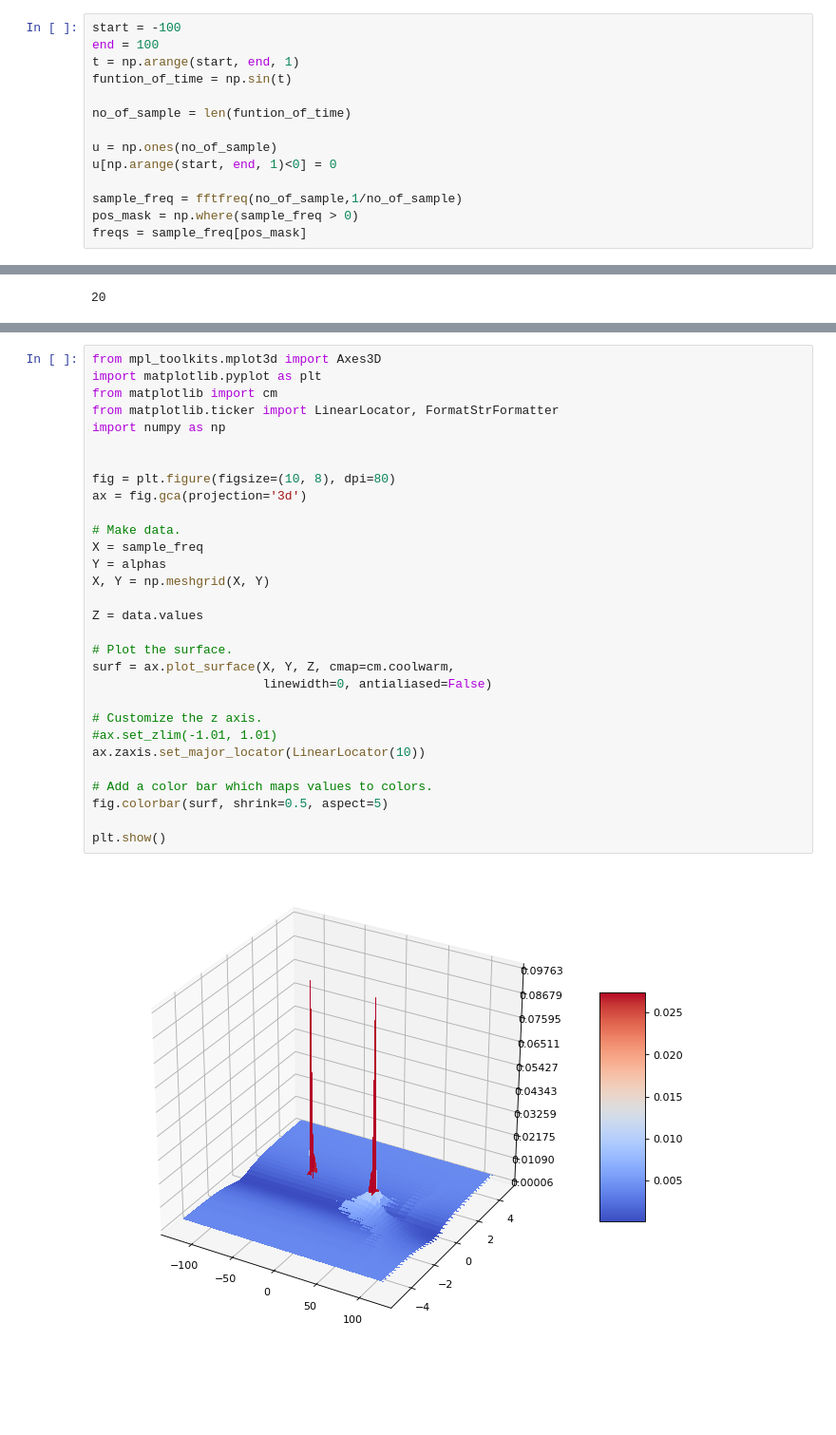
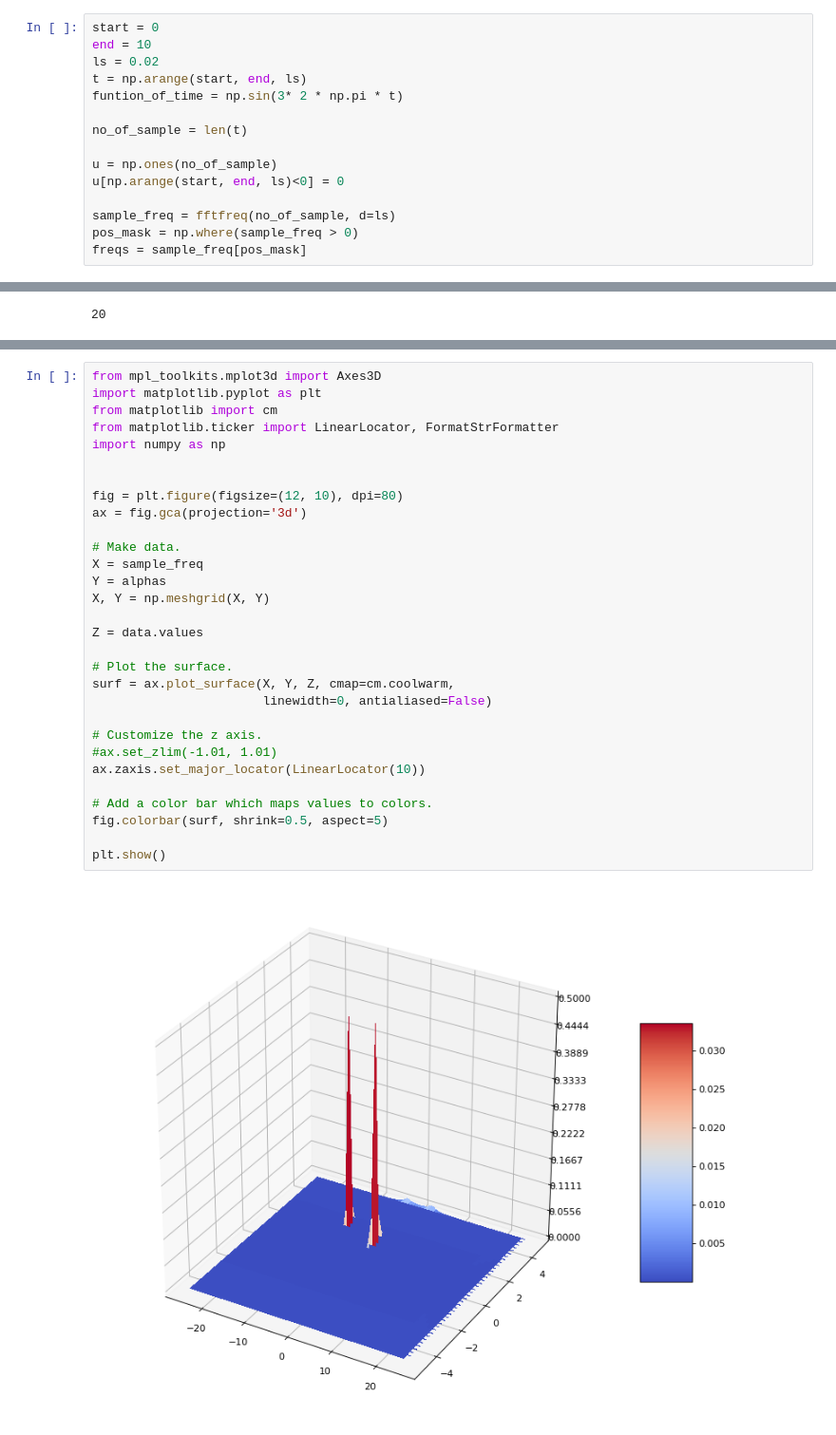
Before and after one commit to smrutijz/exploration, a Jupyter notebook: math/laplace.ipynb, the cells around one changed output, grey strips where cells are left out. Shown: that part at 95% size. Drawn from its saved outputs; the diff is of its cells as text; blank space fills up the shorter version.

```diff
--- a/math/laplace.ipynb
+++ b/math/laplace.ipynb
@@ -13,14 +29,15 @@ import seaborn as sns
 # %%
-start = -100
-end = 100
-t = np.arange(start, end, 1)
-funtion_of_time = np.sin(t)
+start = 0
+end = 10
+ls = 0.02
+t = np.arange(start, end, ls)
+funtion_of_time = np.sin(3* 2 * np.pi * t)
 
-no_of_sample = len(funtion_of_time)
+no_of_sample = len(t)
 
 u = np.ones(no_of_sample)
-u[np.arange(start, end, 1)<0] = 0
+u[np.arange(start, end, ls)<0] = 0
 
-sample_freq = fftfreq(no_of_sample,1/no_of_sample)
+sample_freq = fftfreq(no_of_sample, d=ls)
 pos_mask = np.where(sample_freq > 0)
 freqs = sample_freq[pos_mask]
@@ -125,32 +159,32 @@ plt.show();
 # %%
 from mpl_toolkits.mplot3d import Axes3D
 import matplotlib.pyplot as plt
 from matplotlib import cm
 from matplotlib.ticker import LinearLocator, FormatStrFormatter
 import numpy as np
 
 
-fig = plt.figure(figsize=(10, 8), dpi=80)
+fig = plt.figure(figsize=(12, 10), dpi=80)
 ax = fig.gca(projection='3d')
 
 # Make data.
 X = sample_freq
 Y = alphas
 X, Y = np.meshgrid(X, Y)
 
 Z = data.values
 
 # Plot the surface.
 surf = ax.plot_surface(X, Y, Z, cmap=cm.coolwarm,
                        linewidth=0, antialiased=False)
 
 # Customize the z axis.
 #ax.set_zlim(-1.01, 1.01)
 ax.zaxis.set_major_locator(LinearLocator(10))
 
 # Add a color bar which maps values to colors.
 fig.colorbar(surf, shrink=0.5, aspect=5)
 
 plt.show()
 # %% [output]
-[figure, old version]
+[figure, new version]
```
Also changed, not shown: parts of 13 cells of this notebook, 6 other files.
